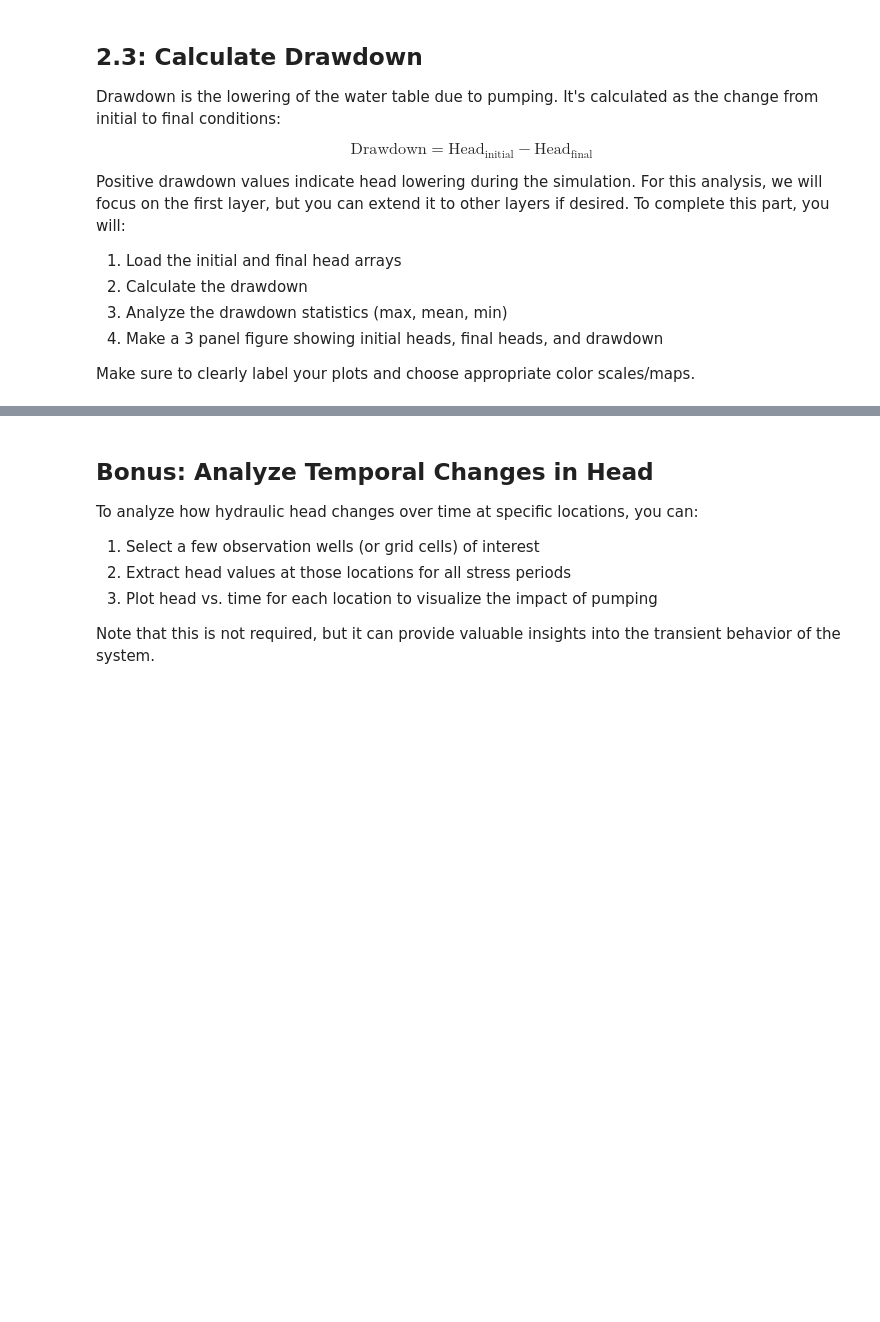
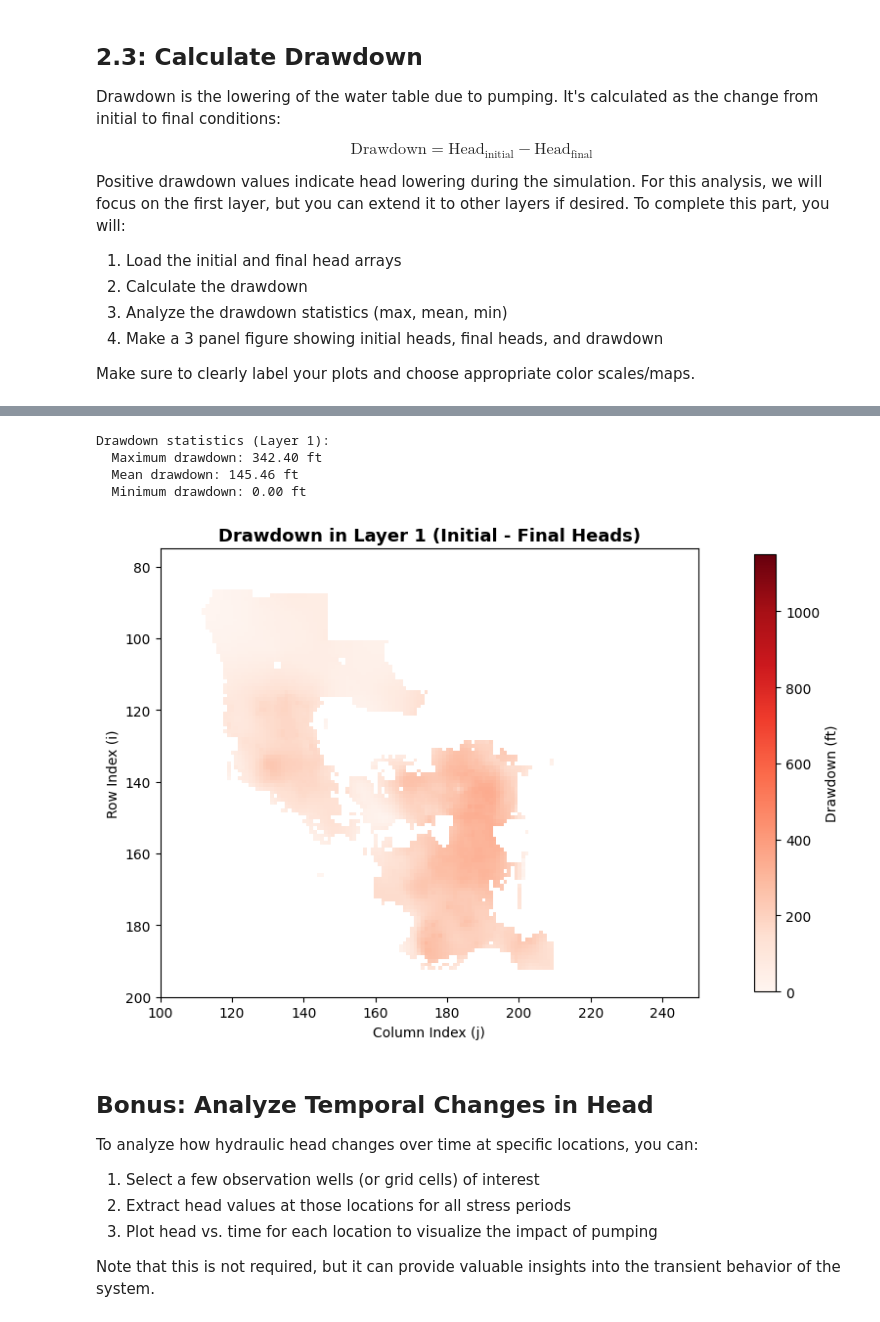
Before and after one commit to HWRS564-hydrogeologic-analysis/hwrs564a_course_materials_xiradakis, a Jupyter notebook: content_weekly/week_12/hw7/hw7_pinal_county_model.ipynb, the cells around one changed output, grey strips where cells are left out. Cells and saved outputs as stored; diff of their text form; code cells hidden in the pictures; blank space fills up the shorter version.

```diff
--- a/content_weekly/week_12/hw7/hw7_pinal_county_model.ipynb
+++ b/content_weekly/week_12/hw7/hw7_pinal_county_model.ipynb
@@ -254,19 +280,19 @@ hds_file = f'{model_input_dir}/Pinal.hds'
 
 # TODO: Fill in the None parts here
 # Load head file
-hds = None
+hds = flopy.utils.HeadFile(hds_file)
 # Get the times - this will be used for loading initial and final heads
-times = None
+times = hds.get_times()
 # %%
 # Get initial heads (first time step)
 missing_value = -999.00
 # TODO: Fill in the None parts here
-heads_initial = None
+heads_initial = hds.get_data(totim=times[0])
 heads_initial[heads_initial <= missing_value] = np.nan  # Replace missing values with NaN
 
 # Get final heads (last time step)
 # TODO: Fill in the None parts here
-heads_final = None
+heads_final = hds.get_data(totim=times[-1])
 heads_final[heads_final <= missing_value] = np.nan  # Replace missing values with NaN
 
 # Print array information - this should help you understand the structure of the head data
@@ -290,14 +334,29 @@ print(f"  Mean: {np.nanmean(heads_final[0, :, :]):.2f} ft")
 # %%
 # Calculate drawdown (positive = head lowering)
-drawdown = None
+drawdown = heads_initial - heads_final
 
 print(f"Drawdown statistics (Layer 1):")
 print(f"  Maximum drawdown: {np.nanmax(drawdown[0, :, :]):.2f} ft")
 print(f"  Mean drawdown: {np.nanmean(drawdown[0, :, :]):.2f} ft")
 print(f"  Minimum drawdown: {np.nanmin(drawdown[0, :, :]):.2f} ft")
 
 # TODO: Create the figure for plotting the drawdown - use appropriate size and titles
-fig, ax = None, None
+fig, ax = plt.subplots(figsize=(8, 6))
+im = ax.imshow(drawdown[0, :, :], cmap='Reds',
+               vmin=0, vmax=np.nanmax(drawdown))
+ax.set_title('Drawdown in Layer 1 (Initial - Final Heads)', fontsize=13, fontweight='bold')
+ax.set_xlabel('Column Index (j)')
+ax.set_xlim(100, 250)
+ax.set_ylim(200, 75)
+ax.set_ylabel('Row Index (i)')
+plt.colorbar(im, ax=ax, label='Drawdown (ft)', shrink=0.8, pad=0.08)
+plt.tight_layout()
+# %% [output]
+Drawdown statistics (Layer 1):
+  Maximum drawdown: 342.40 ft
+  Mean drawdown: 145.46 ft
+  Minimum drawdown: 0.00 ft
+[figure, added]
 # %% [markdown]
 ## Bonus: Analyze Temporal Changes in Head
 
```
Also changed, not shown: parts of 7 cells of this notebook.
